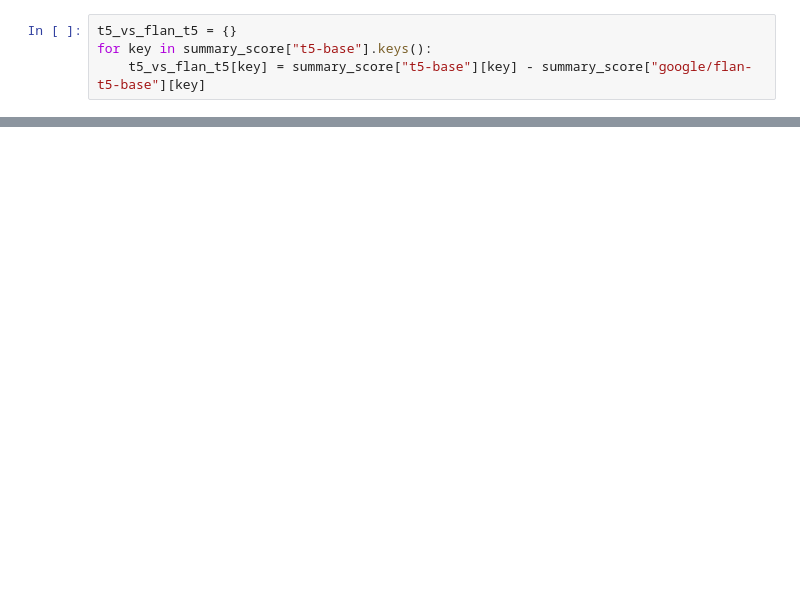
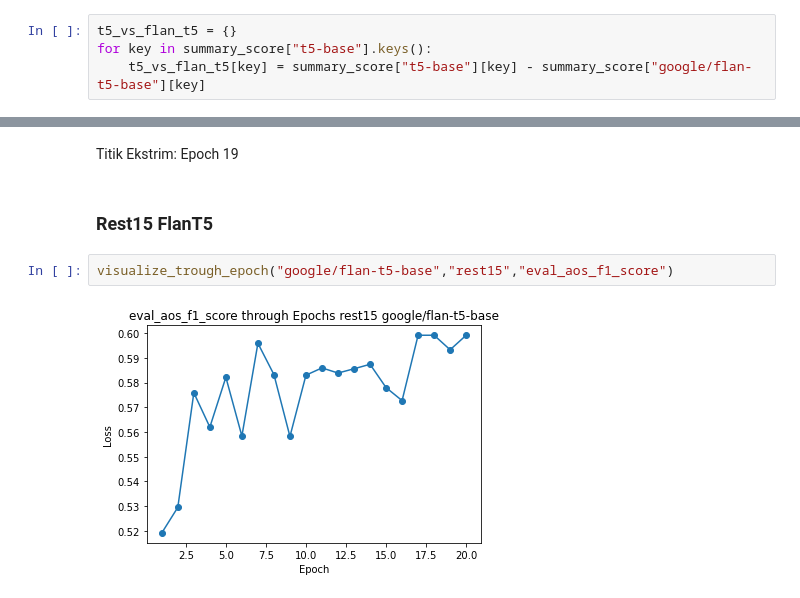
Before and after one commit to rdyzakya/IndoLEGO-ABSA, a Jupyter notebook: doe/model/analysis.ipynb, the cells around one changed output, grey strips where cells are left out. Saved outputs shown, nothing was run; the diff lists cells and outputs as text; blank space fills up the shorter version.

```diff
--- a/doe/model/analysis.ipynb
+++ b/doe/model/analysis.ipynb
@@ -251,0 +173,8 @@ comparison_16.to_csv("comparison_16.csv",index=False)
+# %% [markdown]
+Titik Ekstrim: Epoch 19
+# %% [markdown]
+### Rest15 FlanT5
+# %%
+visualize_trough_epoch("google/flan-t5-base","rest15","eval_aos_f1_score")
+# %% [output]
+[figure, added]
```
Also changed, not shown: parts of 39 cells of this notebook.
